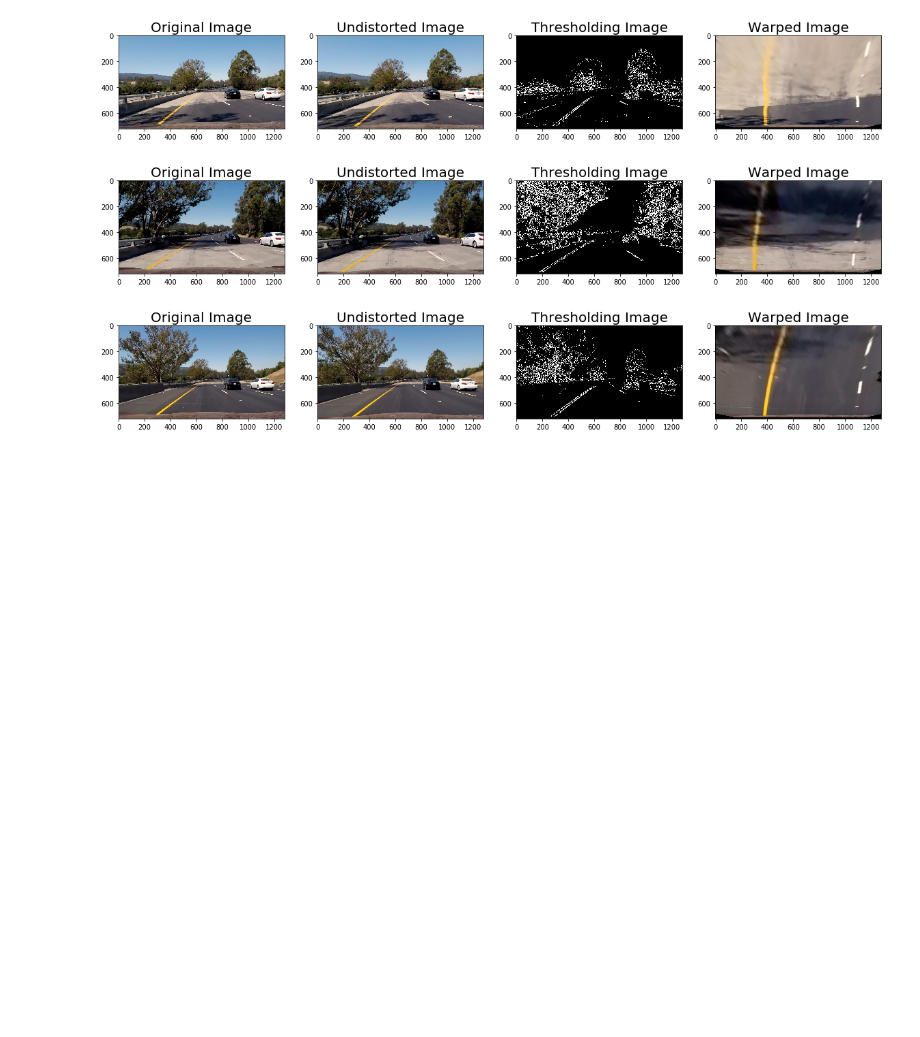
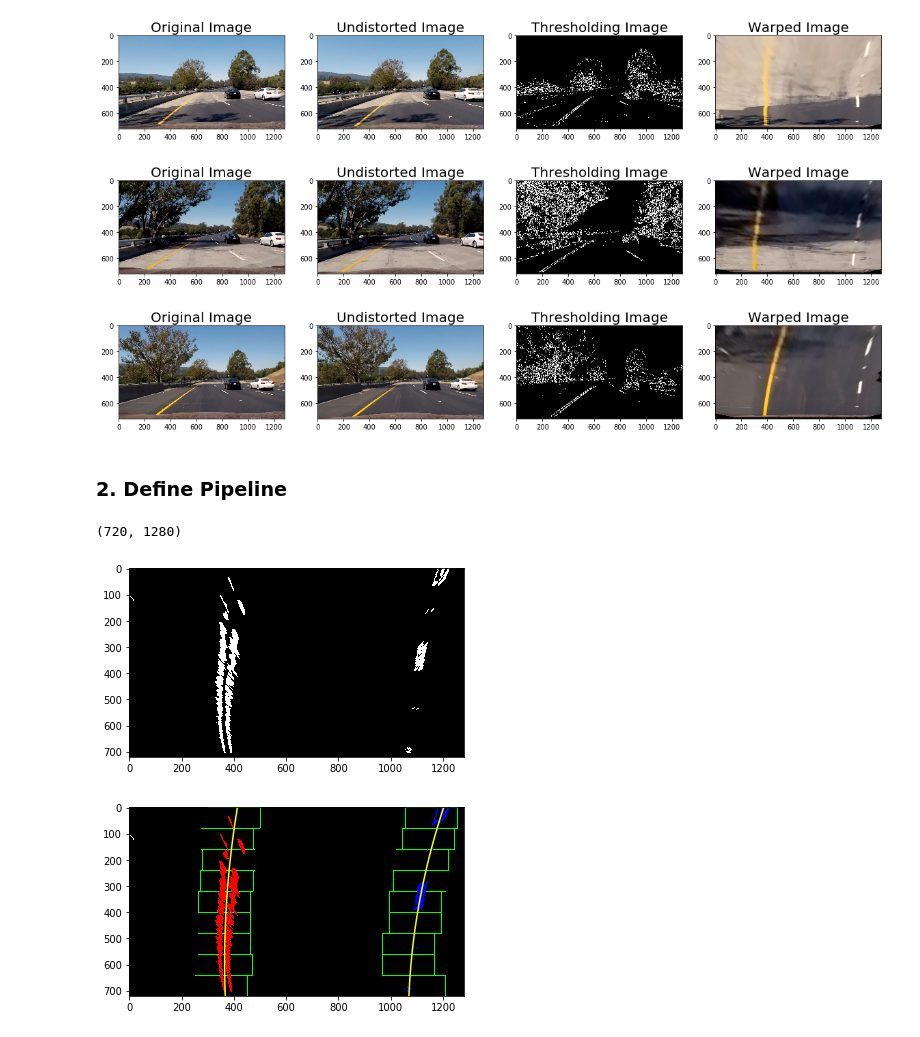
Before and after one commit to Woooody3/CARND_Term1_P4_FindingLaneAdvanced, a Jupyter notebook: FindingLane.ipynb, the cells around one changed output. Drawn from its saved outputs; the diff is of its cells as text; code cells hidden in the pictures; blank space fills up the shorter version.

```diff
--- a/FindingLane.ipynb
+++ b/FindingLane.ipynb
@@ -119,13 +127,15 @@ for img in os.listdir("test_images/"):
 [figure]
 [figure]
 [figure]
+# %% [markdown]
+### 2. Define Pipeline
 # %%
 ### 2. Define the pipeline
 
-def pipeline(img, mtx, dist, sx_thresh, sc_thresh):
+def unwarped(img, mtx, dist, sx_thresh, sc_thresh):
     img_size = (img.shape[1], img.shape[0])
     undistort = cv2.undistort(img, mtx, dist, None, mtx)
     color_binary = color_gradient_threshold(undistort, sx_thresh, sc_thresh)
-    warped = warp(color_binary)
-    print("Test only: the warped image's shape is:", warped.shape)
+    warped = warp(color_binary) # Now we got images of binary_warped
+    print(warped.shape)
     return warped
@@ -131,0 +223,17 @@ def pipeline(img, mtx, dist, sx_thresh, sc_thresh):
+# %%
+### Test the line_fit1 function
+# Calibration
+#ret, mtx, dist, rvecs, tvecs = calibration("camera_cal/", 9, 6)
+sx_thresh = (20,100)
+sc_thresh = (170,255)
+
+image_test = mpimg.imread("test_images/test1.jpg")
+img = np.copy(image_test)
+binary_warped = unwarped(img, mtx, dist, sx_thresh, sc_thresh)
+plt.imshow(binary_warped, cmap='gray')
+plt.show()
+left_fit, right_fit, out_img1 = line_fit_1(binary_warped)
+# %% [output]
+(720, 1280)
+[figure, added]
+[figure, added]
```
Also changed, not shown: parts of 18 cells of this notebook, 9 other files.
